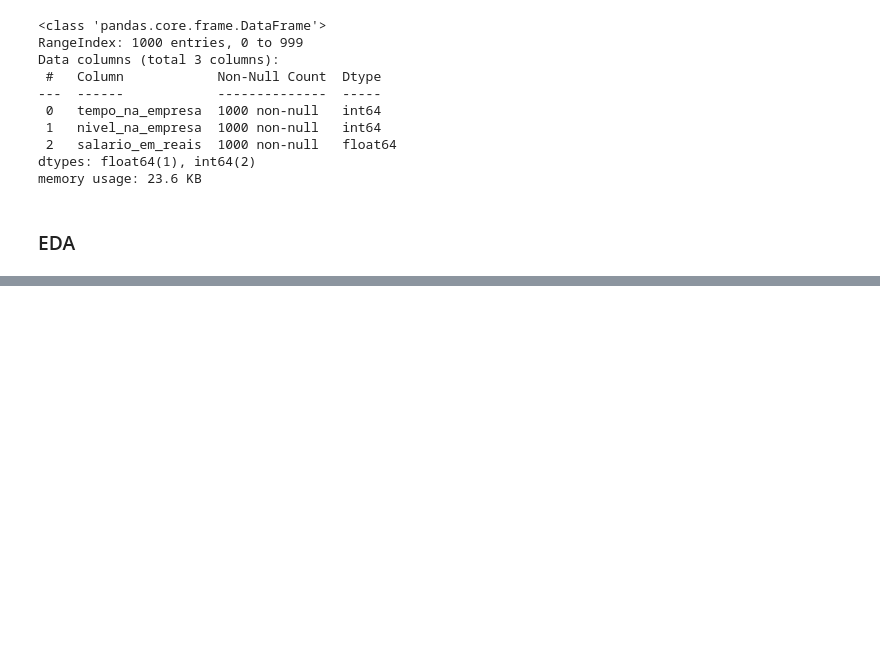
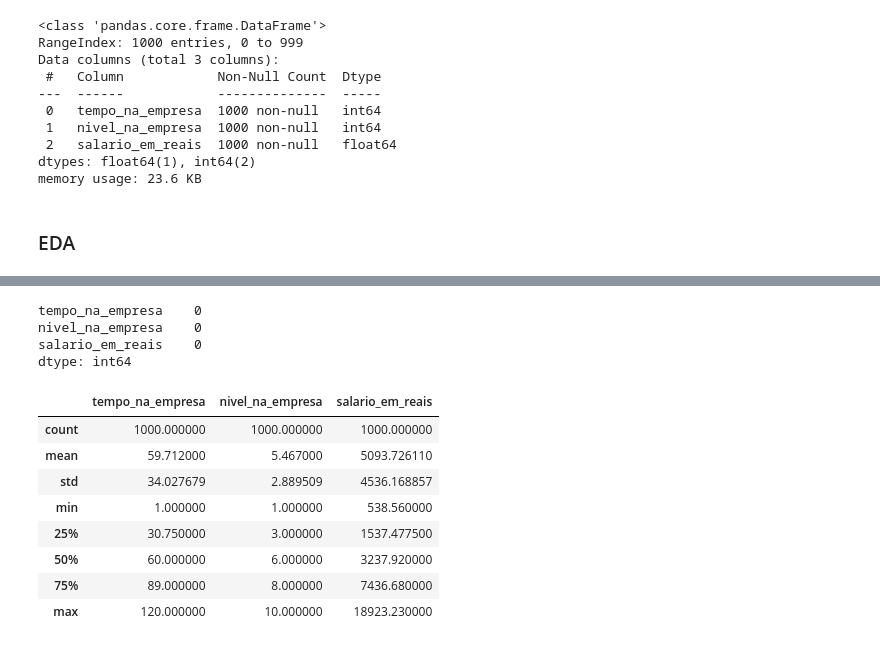
Before and after one commit to LucaPinheiro/modelos_regressao_linear, a Jupyter notebook: modelos/modelo_salario.ipynb, the cells around one changed output, grey strips where cells are left out. Saved outputs shown, nothing was run; the diff lists cells and outputs as text; code cells hidden in the pictures; blank space fills up the shorter version.

```diff
--- a/modelos/modelo_salario.ipynb
+++ b/modelos/modelo_salario.ipynb
@@ -31,0 +40,21 @@ df_salario_bucketing = df_salario.copy()
+# %%
+# Detectar valores ausentes
+df_salario_eda.isnull().sum()
+# %% [output]
+tempo_na_empresa    0
+nivel_na_empresa    0
+salario_em_reais    0
+dtype: int64
+# %%
+# Medidas estatísticas
+df_salario_eda.describe()
+# %% [output]
+|  | tempo_na_empresa | nivel_na_empresa | salario_em_reais |
+| count | 1000.000000 | 1000.000000 | 1000.000000 |
+| mean | 59.712000 | 5.467000 | 5093.726110 |
+| std | 34.027679 | 2.889509 | 4536.168857 |
+| min | 1.000000 | 1.000000 | 538.560000 |
+| 25% | 30.750000 | 3.000000 | 1537.477500 |
+| 50% | 60.000000 | 6.000000 | 3237.920000 |
+| 75% | 89.000000 | 8.000000 | 7436.680000 |
+| max | 120.000000 | 10.000000 | 18923.230000 |
```
Also changed, not shown: parts of 5 cells of this notebook.
